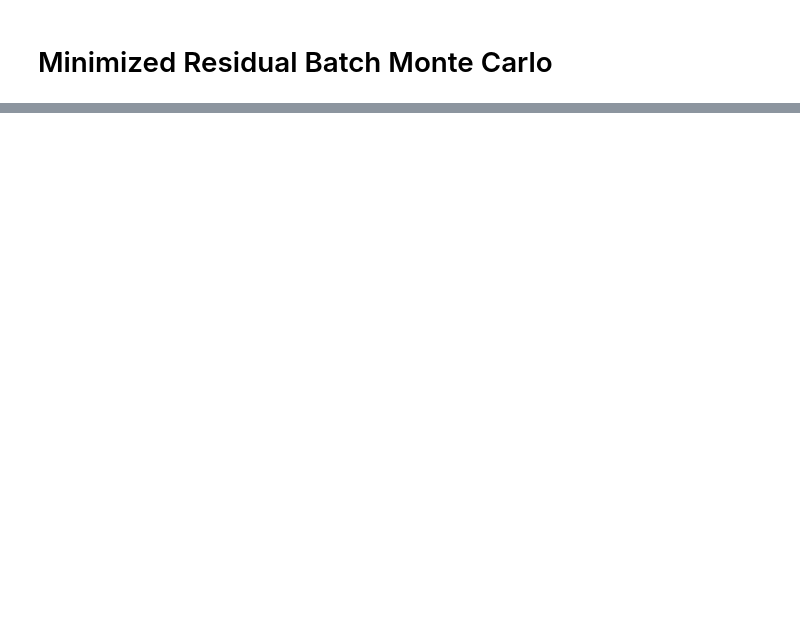
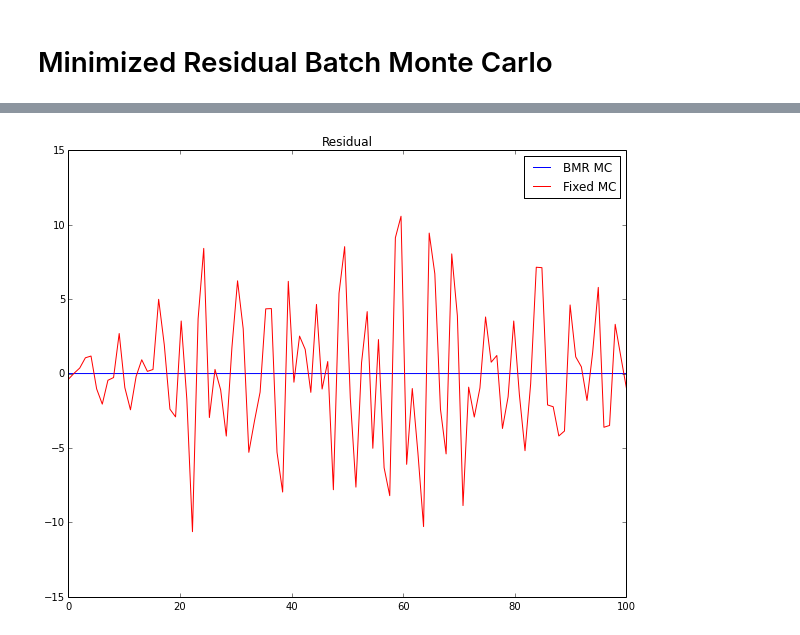
Before and after one commit to ORNL-CEES/MCREX, a Jupyter notebook: notebooks/stuart/bmr_mc.ipynb, the cells around one changed output, grey strips where cells are left out. Saved outputs shown, nothing was run; the diff lists cells and outputs as text; code cells hidden in the pictures; blank space fills up the shorter version.

```diff
--- a/notebooks/stuart/bmr_mc.ipynb
+++ b/notebooks/stuart/bmr_mc.ipynb
@@ -101,9 +162,11 @@ show()
 # %%
 figure(figsize=(10,8), dpi=100)
-plot(plot_grid,r,'r',label="Standard MC")
 plot(plot_grid,r_bmr,'b',label="BMR MC")
+plot(plot_grid,r_fixed,'r',label="Fixed MC")
 title("Residual")
 legend()
 show()
+# %% [output]
+[figure, added]
 # %%
 figure(figsize=(10,8), dpi=100)
```
Also changed, not shown: parts of 14 cells of this notebook.
